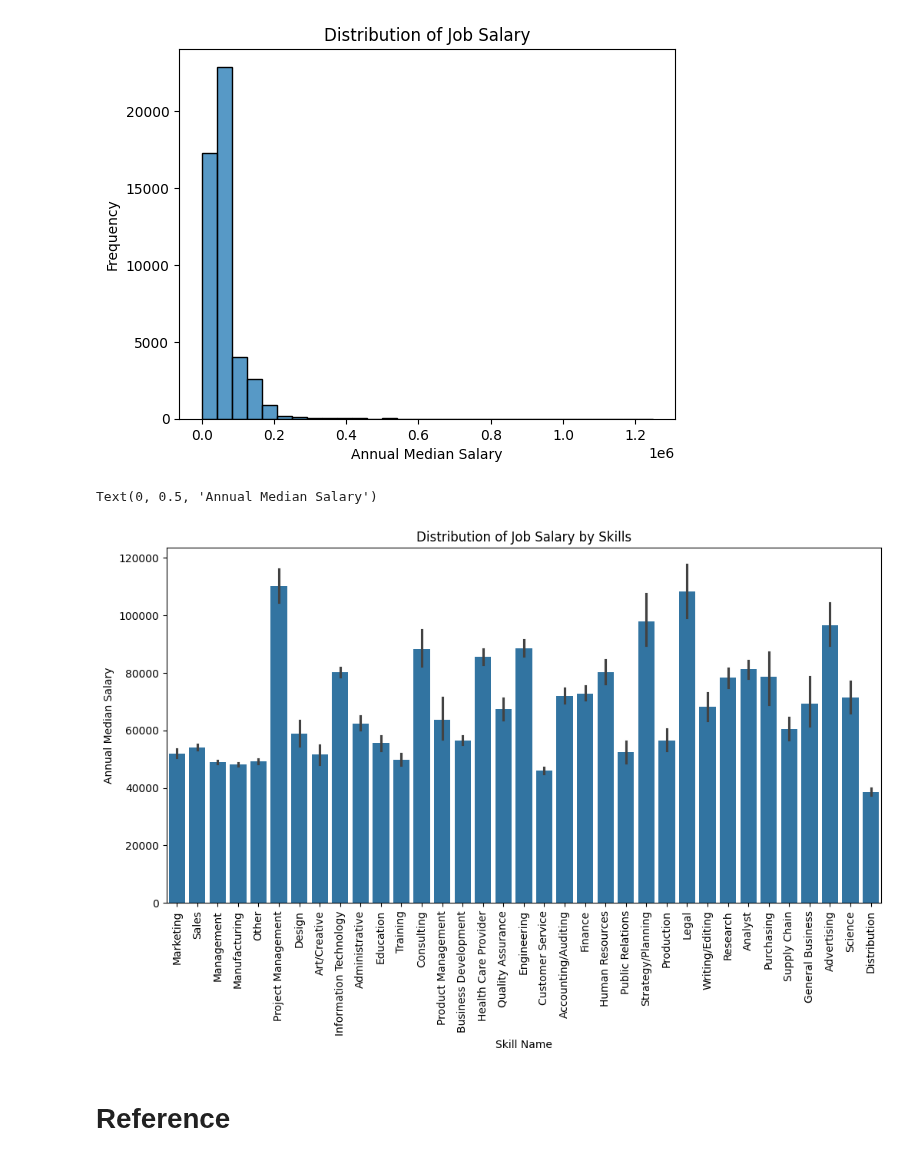
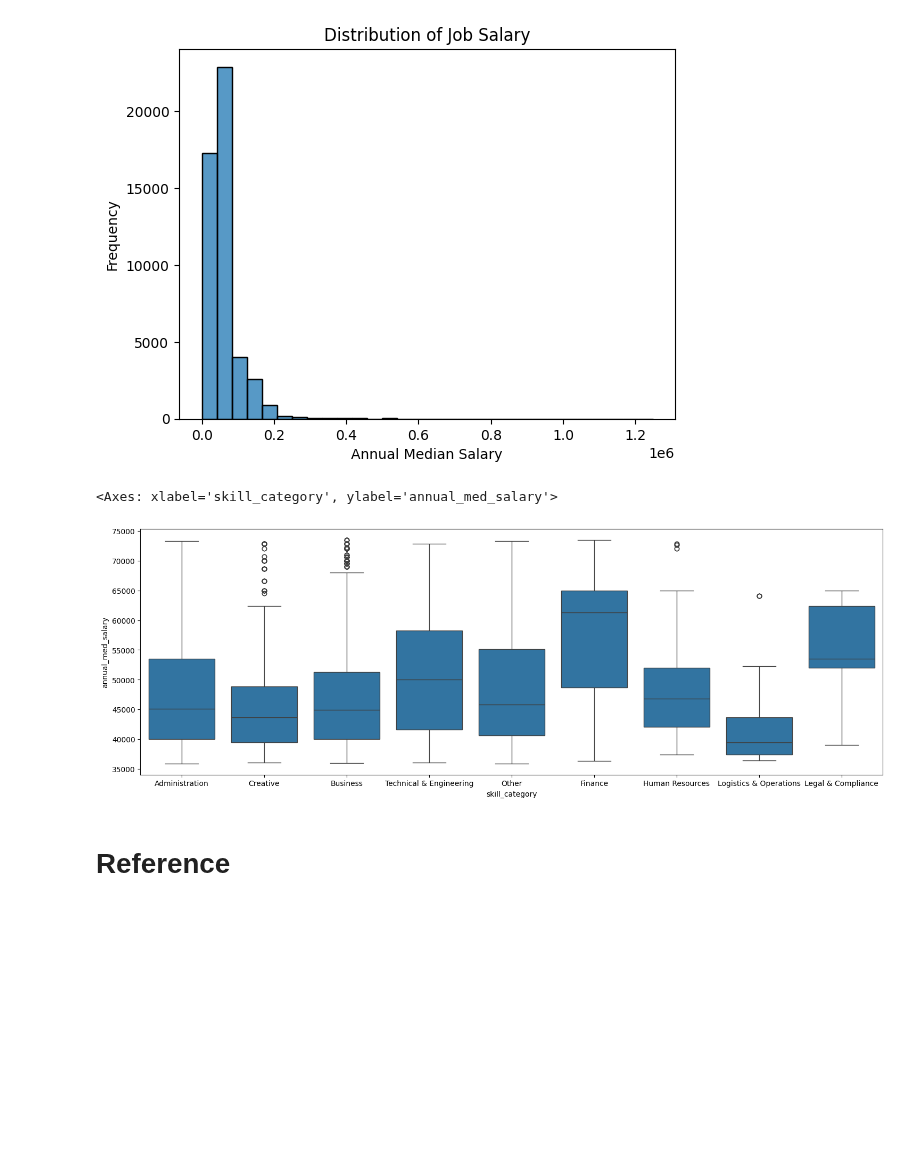
Before and after one commit to Koi4595/Group_10_FA_2024, a Jupyter notebook: SI_618_Project_Part1.ipynb, the cells around one changed output. Cells and saved outputs as stored; diff of their text form; code cells hidden in the pictures; blank space fills up the shorter version.

Commit message:
Viz 3 figures

```diff
--- a/SI_618_Project_Part1.ipynb
+++ b/SI_618_Project_Part1.ipynb
@@ -286,6 +286,32 @@ df
 | 307893 | 3906267224 | 43325.0 | MRKT | Marketing | 25 | 75000.0 | NaN | 70000.0 | ... |
 | 307894 | 3906267224 | 43325.0 | MRKT | Marketing | 25 | 75000.0 | NaN | 70000.0 | ... |
 307895 rows × 19 columns
+# %%
+# 3. Classify the skills
+# Define a function to classify each skill based on keywords in the skill name
+def classify_skill(skill_name):
+    skill_name = skill_name.lower()
+    if any(keyword in skill_name for keyword in ['art', 'design', 'creative', 'advertising', 'marketing']):
+        return 'Creative'
+    elif any(keyword in skill_name for keyword in ['product', 'project', 'management', 'admin']):
+        return 'Administration'
+    elif any(keyword in skill_name for keyword in ['distribution', 'logistics', 'operations']):
+        return 'Logistics & Operations'
+    elif any(keyword in skill_name for keyword in ['technical', 'engineering', 'development', 'programming']):
+        return 'Technical & Engineering'
+    elif any(keyword in skill_name for keyword in ['finance', 'accounting', 'economics']):
+        return 'Finance'
+    elif any(keyword in skill_name for keyword in ['sales', 'business', 'customer']):
+        return 'Business'
+    elif any(keyword in skill_name for keyword in ['hr', 'human resources', 'recruitment']):
+        return 'Human Resources'
+    elif any(keyword in skill_name for keyword in ['legal', 'law', 'compliance']):
+        return 'Legal & Compliance'
+    else:
+        return 'Other'
+
+# Apply the function to classify each skill
+df['skill_category'] = df['skill_name'].apply(classify_skill)
 # %%
 ### Handle the missing values
 # Check the missing values in the dataset
@@ -333,14 +356,19 @@ plt.ylabel('Frequency')
 # %% [output]
 Text(0, 0.5, 'Frequency')
 [figure]
-# %%
-#3. plot the distribution of job salary by skills and industries
-plt.figure(figsize=(12, 6))
-sns.barplot(data=df, x='skill_name', y='annual_med_salary')
-plt.xticks(rotation=90)
-plt.title('Distribution of Job Salary by Skills')
-plt.xlabel('Skill Name')
-plt.ylabel('Annual Median Salary')
-# %% [output]
-Text(0, 0.5, 'Annual Median Salary')
-[figure, removed]
+# %%
+#3. plot the distribution of job salary by skills and industries
+plt.figure(figsize=(18, 6))
+# set thresholds for the number of rows to display
+threshold_low = 0.2
+threshold_high = 0.8
+# get the top and bottom quantiles that stands for most jobs
+low_quantile = df['annual_med_salary'].quantile(threshold_low)
+high_quantile = df['annual_med_salary'].quantile(threshold_high)
+# filter the data
+df_filtered = df[(df['annual_med_salary'] > low_quantile) & (df['annual_med_salary'] < high_quantile)]
+# plot the data
+sns.boxplot(data=df_filtered, x='skill_category', y='annual_med_salary')
+# %% [output]
+<Axes: xlabel='skill_category', ylabel='annual_med_salary'>
+[figure, added]
```
Also changed, not shown: parts of 2 cells of this notebook, 1 other file.
